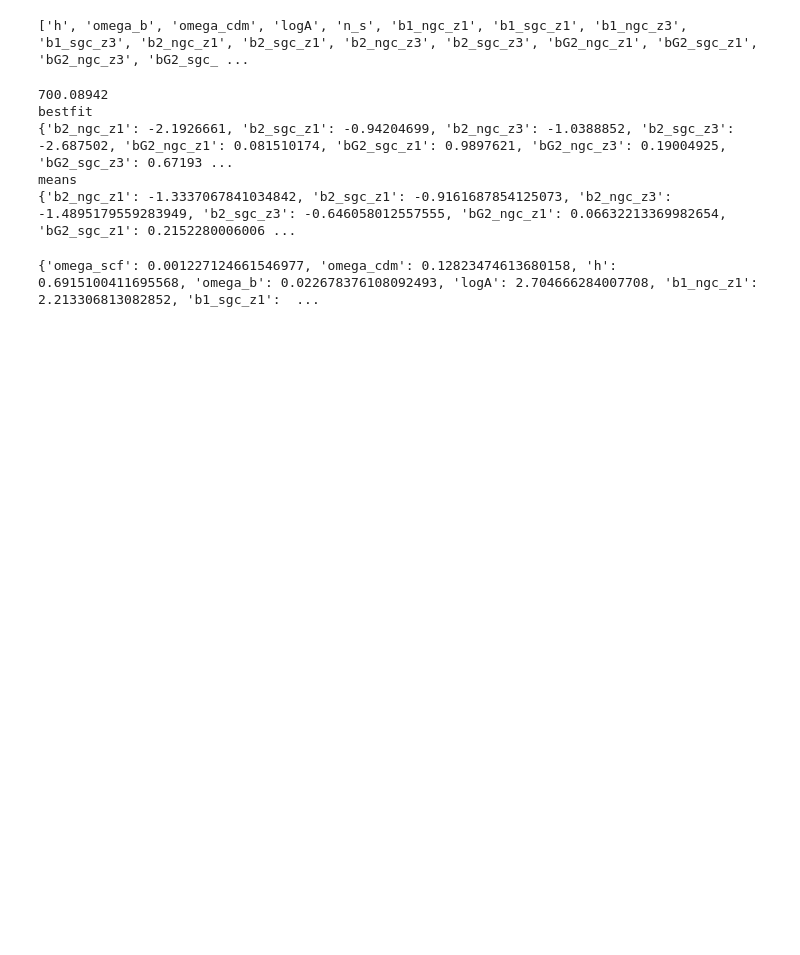
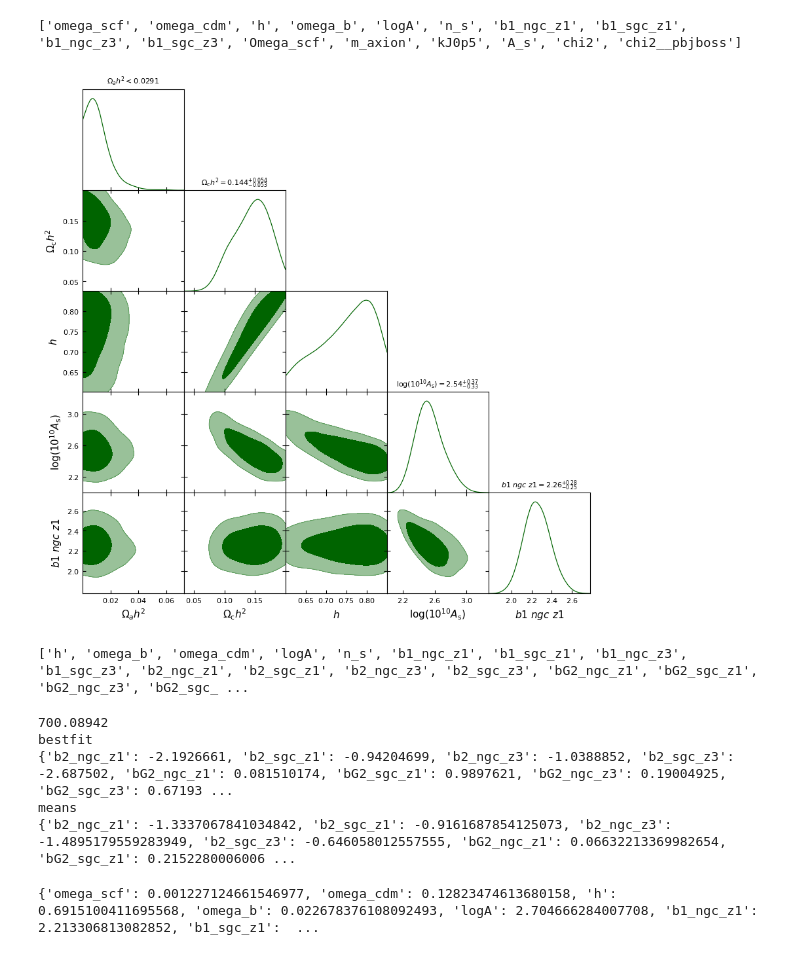
Before and after one commit to fverd/cobaya, a Jupyter notebook: FRA/analyze-chain.ipynb, the cells around one changed output. Drawn from its saved outputs; the diff is of its cells as text; code cells hidden in the pictures; blank space fills up the shorter version.

```diff
--- a/FRA/analyze-chain.ipynb
+++ b/FRA/analyze-chain.ipynb
@@ -6,6 +6,19 @@ import getdist
 from cobaya import load_samples
 import numpy as np
 %matplotlib inline
+# %%
+chain1 = load_samples('/home/fverdian/cobaya/chains/Axi25_CPTcount/chain', to_getdist=True)
+print([pn.name for pn in chain1.paramNames.names])
+pars_toplot =['omega_scf','omega_cdm','h','logA','b1_ngc_z1']
+
+gdplot = gdplt.get_subplot_plotter()
+gdplot.settings.linewidth=1.5
+gdplot.settings.legend_fontsize=15
+
+gdplot.triangle_plot([  chain1],  pars_toplot, contour_colors=['darkgreen','orangered','r','purple'], title_limit=2, filled=True)
+# %% [output]
+['omega_scf', 'omega_cdm', 'h', 'omega_b', 'logA', 'n_s', 'b1_ngc_z1', 'b1_sgc_z1', 'b1_ngc_z3', 'b1_sgc_z3', 'Omega_scf', 'm_axion', 'kJ0p5', 'A_s', 'chi2', 'chi2__pbjboss']
+[figure, added]
 # %%
 boss_full = load_samples('/home/fverdian/cobaya/chains-buone/pbjboss_full/full', to_getdist=True)
 boss_full.label='BOSS EFT'
```
Also changed, not shown: parts of 1 cell of this notebook, 7 other files.
